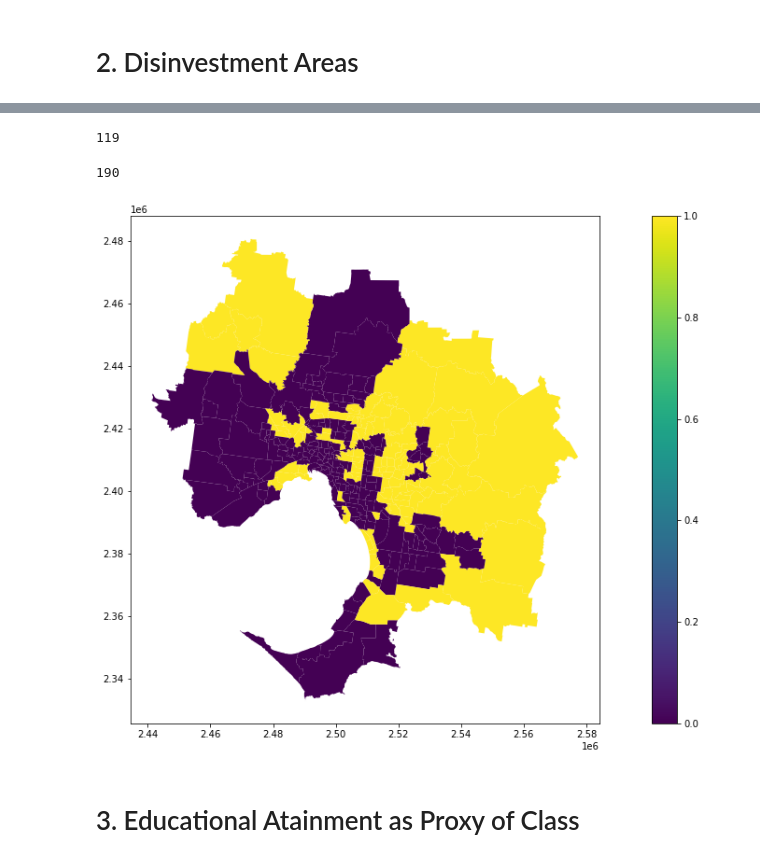
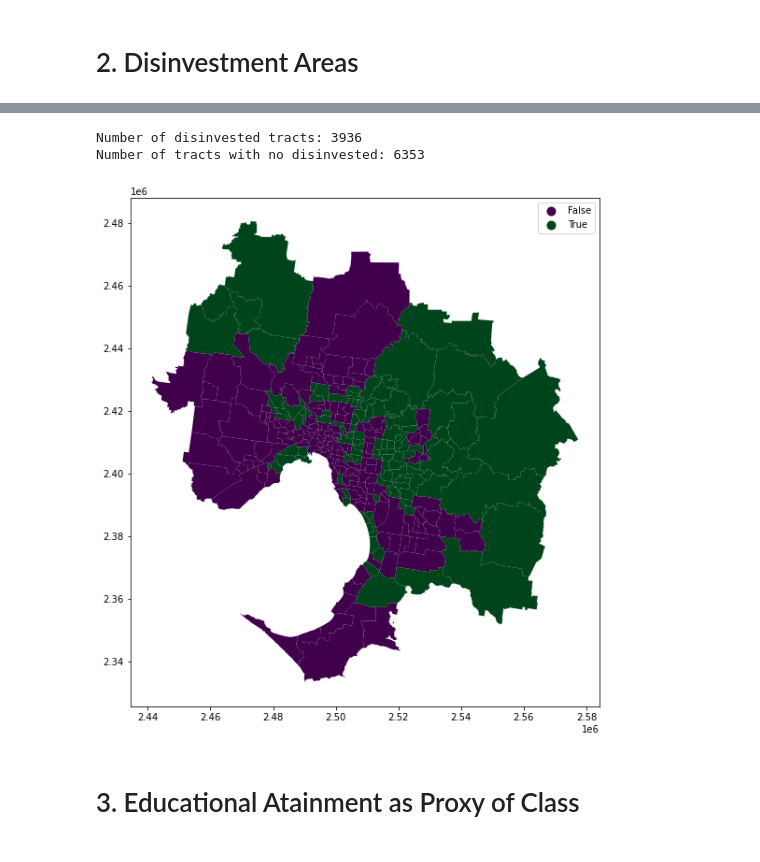
Before and after one commit to mrosasraya/Gentrification, a Jupyter notebook: Gentrified_tracts_2016.ipynb, the cells around one changed output, grey strips where cells are left out. Drawn from its saved outputs; the diff is of its cells as text; code cells hidden in the pictures.

```diff
--- a/Gentrified_tracts_2016.ipynb
+++ b/Gentrified_tracts_2016.ipynb
@@ -98,42 +104,41 @@ median(median_series_SA2)
 # %%
+# Calculate binary label of "Disinvestment"
+
 counter = 0
-for col in SA2_all.columns:
+for col in building_permits.columns:
     if col in features:
         if counter == 0:
-            SA2_all['Average']= pd.to_numeric(SA2_all[col])
+            building_permits['Average']= pd.to_numeric(building_permits[col])
         else:
-            SA2_all['Average']= SA2_all['Average'] + pd.to_numeric(SA2_all[col])
+            building_permits['Average']= building_permits['Average'] + pd.to_numeric(building_permits[col])
         counter = counter + 1
-SA2_all['Average']= SA2_all['Average']/(counter)
+
+building_permits['Average']= building_permits['Average']/(counter)
+building_permits['Disinvested'] = np.where(building_permits['Average']< disinv_threshold, True, False)
+
+disinveted = len(building_permits[building_permits['Disinvested']==True])
+non_disinvested = len(building_permits[building_permits['Disinvested']==False])
+print('Number of disinvested tracts: {}'.format(disinveted))
+print('Number of tracts with no disinvested: {}'.format(non_disinvested))
+# %% [output]
+Number of disinvested tracts: 3936
+Number of tracts with no disinvested: 6353
-# %%
-SA2_all['Disinvested'] = np.where(SA2_all['Average']< median(median_series_SA2), True, False)
-# %%
-len(SA2_all[SA2_all['Disinvested']==True])
-# %% [output]
-119
-# %%
-len(SA2_all[SA2_all['Disinvested']== False])
-# %% [output]
-190
-# %%
-def plot_categorical_attr(shp_path, crs, attribute, attr_table, attr_pivot_col, shp_pivot_col):
-    shp = gpd.read_file(shp_path).to_crs(crs)
-    #unify pivot columns' name
-    shp.rename(columns={shp_pivot_col: attr_pivot_col}, inplace=True)
-    #Cast codes to string
-    shp[[attr_pivot_col]] = shp[[attr_pivot_col]].astype(str)
-    attr_table[[attr_pivot_col]] = attr_table[[attr_pivot_col]].astype(str)
-    #join
-    shp_attr = shp.merge(attr_table, on=attr_pivot_col, how="right")
-    shp_attr.plot(column=attribute,legend=True, figsize=(20,10))
 # %%
-shp_path = 'Shapefiles/Great_Melbourne/SA2_2016_GM/SA2_GreaterMelbourne.shp'
+# Plot results
+
+shp_path = 'Data/Shapefiles/Great_Melbourne/SA2_2016_GM/SA2_GreaterMelbourne.shp'
 crs = 7899
 attribute = 'Disinvested'
 attr_table = SA2_all
 attr_pivot_col = 'SA2_2016_A'
 shp_pivot_col = 'SA2_2016_A'
-plot_categorical_attr(shp_path, crs, attribute, attr_table, attr_pivot_col, shp_pivot_col)
+
+plot_categorical_attr(shp_path,
+                      crs,
+                      attribute,
+                      attr_table,
+                      attr_pivot_col,
+                      shp_pivot_col)
 # %% [output]
-[figure, old version]
+[figure, new version]
 # %%
```
Also changed, not shown: parts of 57 cells of this notebook, 2 other files.
